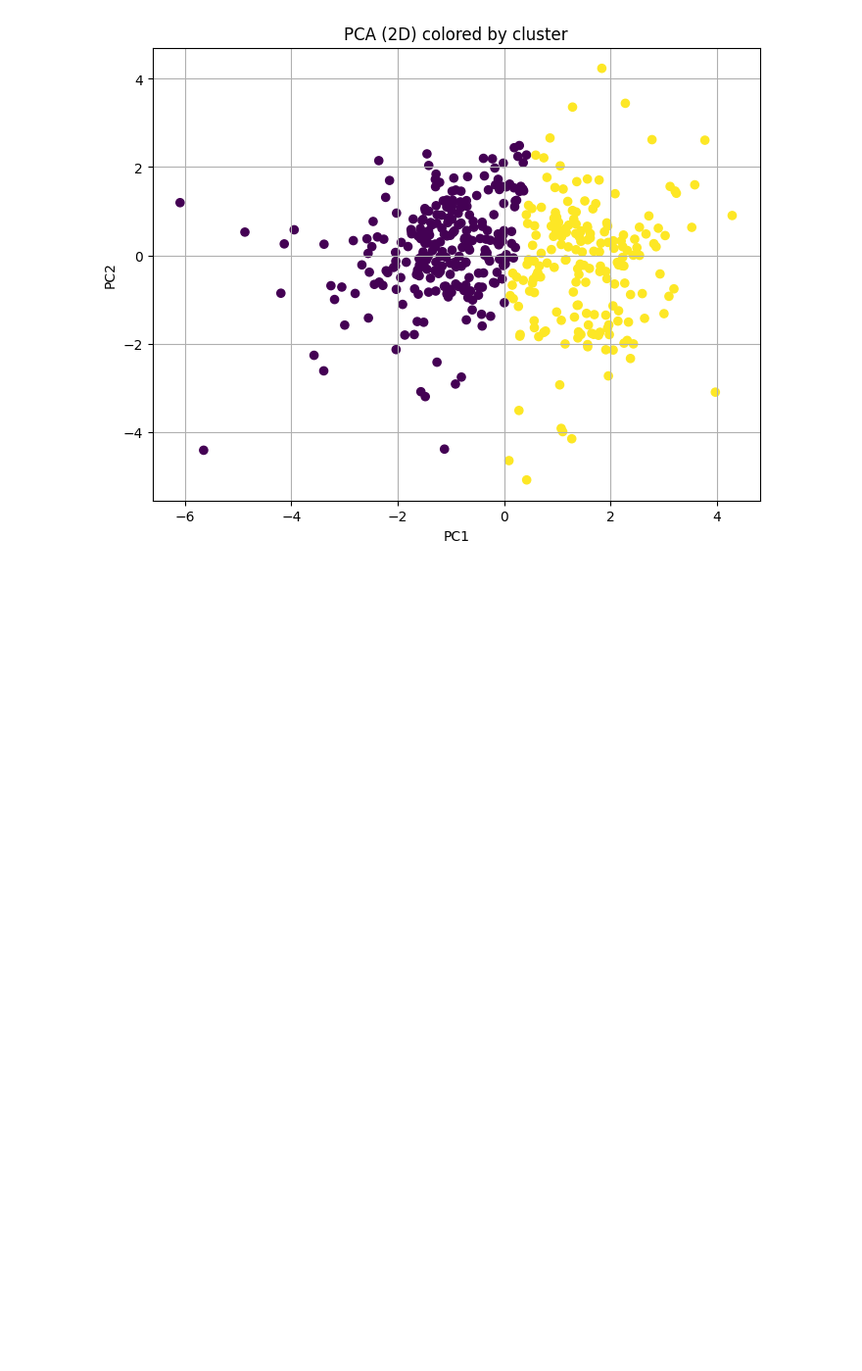
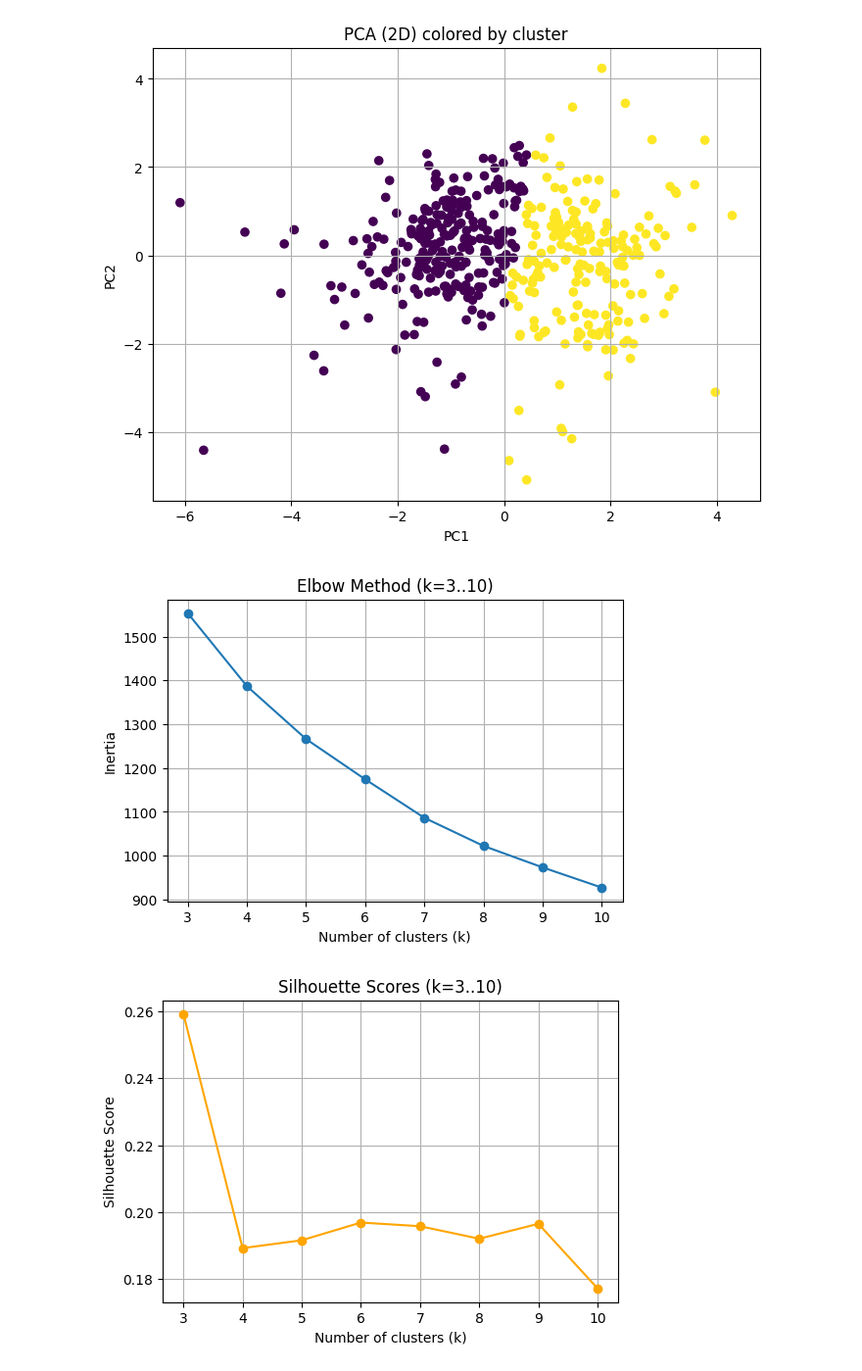
Before and after one commit to Clemkun/FadillahMurti_UAS_MachineLearning, a Jupyter notebook: FadillahMurti_UAS_ML.ipynb, the cells around one changed output. Shown at 98% size. Saved outputs shown, nothing was run; the diff lists cells and outputs as text; code cells hidden in the pictures; blank space fills up the shorter version.

```diff
--- a/FadillahMurti_UAS_ML.ipynb
+++ b/FadillahMurti_UAS_ML.ipynb
@@ -119,0 +118,33 @@ cluster_profile.to_csv('/content/Wholesale customers data.csv')
+# %%
+# 4. Evaluasi k = 3..10
+inertias = []
+sil_scores = []
+ks = list(range(3, 11))
+for k in ks:
+    km = KMeans(n_clusters=k, random_state=42, n_init=50)
+    km.fit(X_scaled)
+    inertias.append(km.inertia_)
+    labels = km.predict(X_scaled)
+    sil = silhouette_score(X_scaled, labels)
+    sil_scores.append(sil)
+
+# Plot inertia (Elbow)
+plt.figure(figsize=(6,4))
+plt.plot(ks, inertias, marker='o')
+plt.title('Elbow Method (k=3..10)')
+plt.xlabel('Number of clusters (k)')
+plt.ylabel('Inertia')
+plt.grid(True)
+plt.show()
+
+# Plot silhouette scores
+plt.figure(figsize=(6,4))
+plt.plot(ks, sil_scores, marker='o', color='orange')
+plt.title('Silhouette Scores (k=3..10)')
+plt.xlabel('Number of clusters (k)')
+plt.ylabel('Silhouette Score')
+plt.grid(True)
+plt.show()
+# %% [output]
+[figure, added]
+[figure, added]
```
Also changed, not shown: parts of 6 cells of this notebook.
